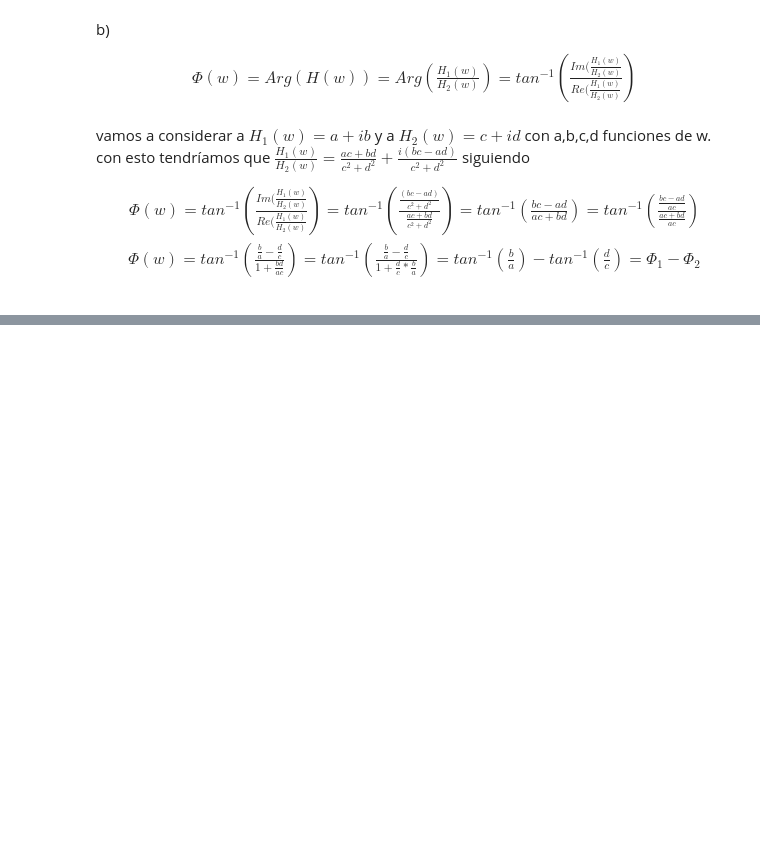
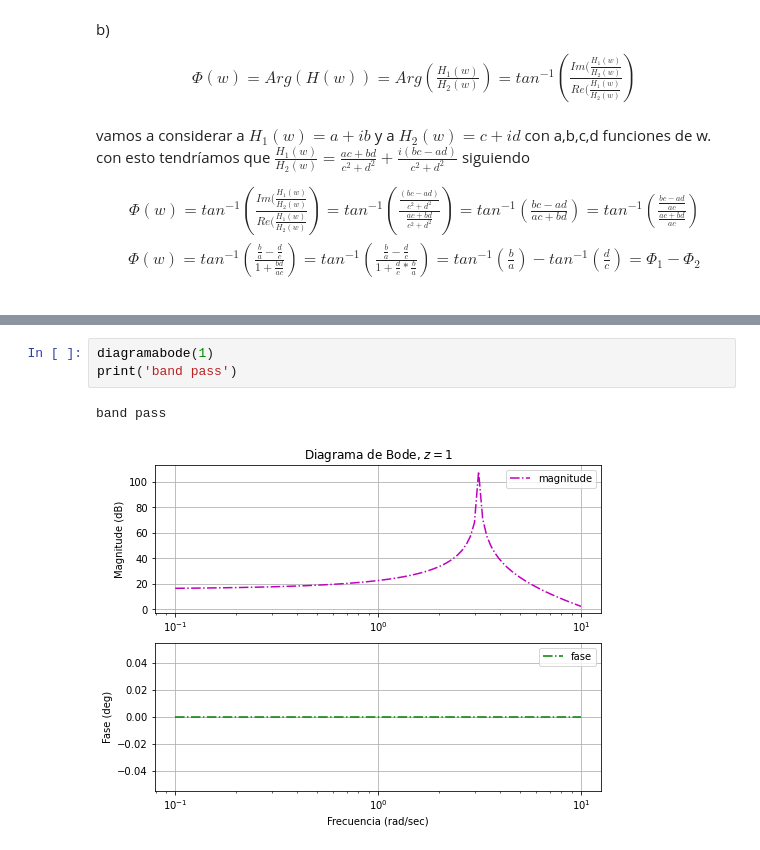
Before and after one commit to electronmaxi/Project-FMPS, a Jupyter notebook: ProjectFMPS.ipynb, the cells around one changed output, grey strips where cells are left out. Drawn from its saved outputs; the diff is of its cells as text; blank space fills up the shorter version.

```diff
--- a/ProjectFMPS.ipynb
+++ b/ProjectFMPS.ipynb
@@ -371,0 +443,6 @@ vamos a considerar a  $H_{1}(w)=a+ib$ y a $H_{2}(w)=c+id$ con a,b,c,d funciones
+# %%
+diagramabode(1)
+print('band pass')
+# %% [output]
+band pass
+[figure, added]
```
Also changed, not shown: parts of 13 cells of this notebook.
